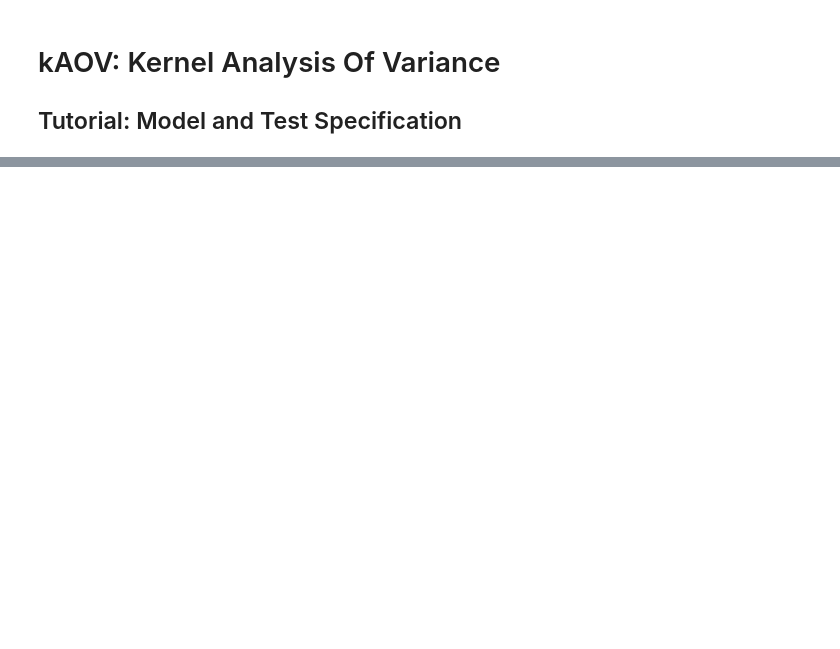
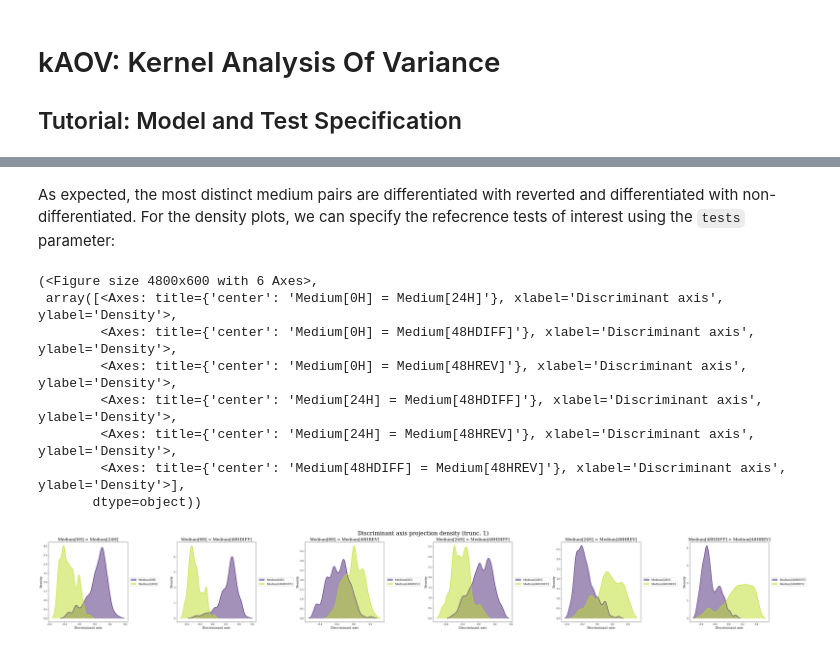
Before and after one commit to LMJL-Alea/kAOV, a Jupyter notebook: tutorial_kaov.ipynb, the cells around one changed output, grey strips where cells are left out. Drawn from its saved outputs; the diff is of its cells as text; code cells hidden in the pictures; blank space fills up the shorter version.

```diff
--- a/tutorial_kaov.ipynb
+++ b/tutorial_kaov.ipynb
@@ -617,0 +80,2 @@ res_1_pw_bl.plot_influence(t1=1, t2=1, tests=[n for n, _ in res_1_pw_bl.hypothes
+# %%
+res_pw_bl = kfit.test(by_level=True, hypotheses='pairwise', verbose=1)
@@ -617,0 +117,14 @@ res_1_pw_bl.plot_influence(t1=1, t2=1, tests=[n for n, _ in res_1_pw_bl.hypothes
+# %% [markdown]
+As expected, the most distinct medium pairs are differentiated with reverted and differentiated with non-differentiated. For the density plots, we can specify the refecrence tests of interest using the `tests` parameter:
+# %%
+res_pw_bl.plot_density(comp=1, tests=[n for n, _ in res_pw_bl.hypotheses[:6]])
+# %% [output]
+(<Figure size 4800x600 with 6 Axes>,
+ array([<Axes: title={'center': 'Medium[0H] = Medium[24H]'}, xlabel='Discriminant axis', ylabel='Density'>,
+        <Axes: title={'center': 'Medium[0H] = Medium[48HDIFF]'}, xlabel='Discriminant axis', ylabel='Density'>,
+        <Axes: title={'center': 'Medium[0H] = Medium[48HREV]'}, xlabel='Discriminant axis', ylabel='Density'>,
+        <Axes: title={'center': 'Medium[24H] = Medium[48HDIFF]'}, xlabel='Discriminant axis', ylabel='Density'>,
+        <Axes: title={'center': 'Medium[24H] = Medium[48HREV]'}, xlabel='Discriminant axis', ylabel='Density'>,
+        <Axes: title={'center': 'Medium[48HDIFF] = Medium[48HREV]'}, xlabel='Discriminant axis', ylabel='Density'>],
+       dtype=object))
+[figure, added]
```
Also changed, not shown: parts of 81 cells of this notebook.
